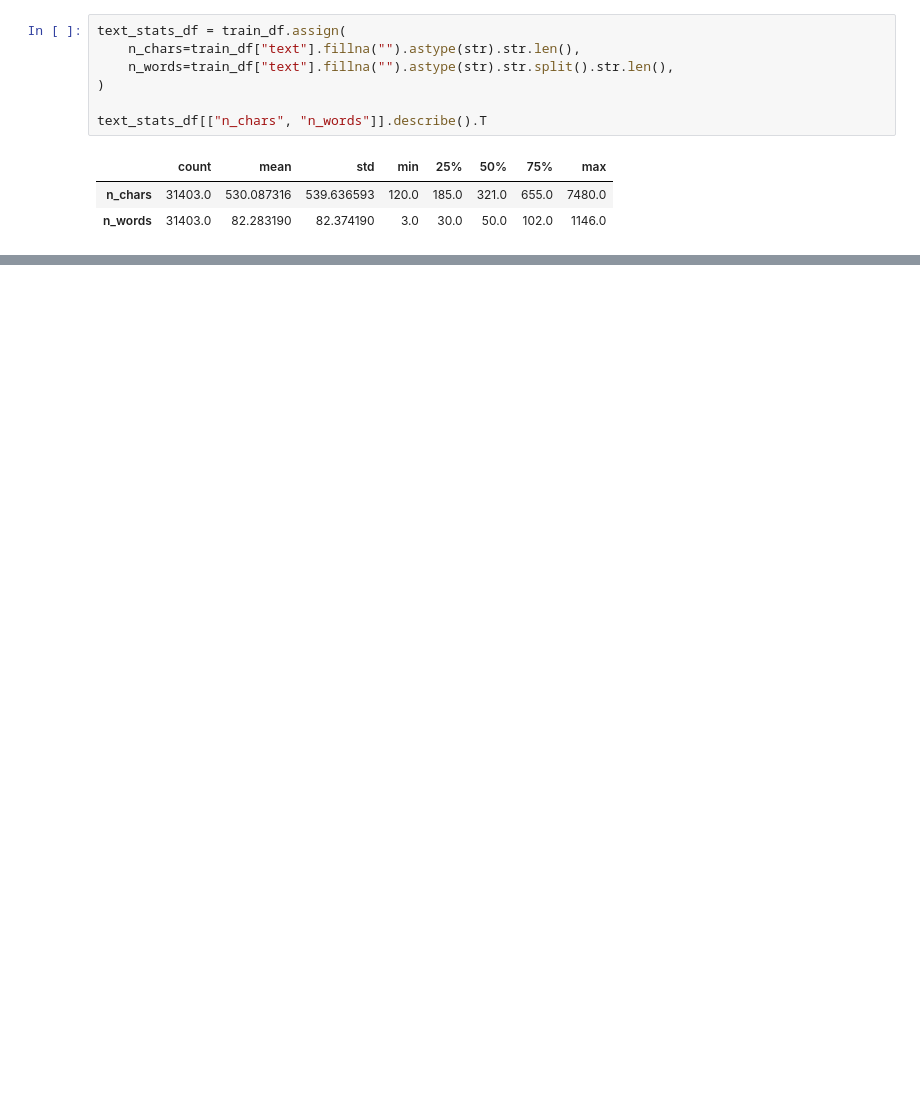
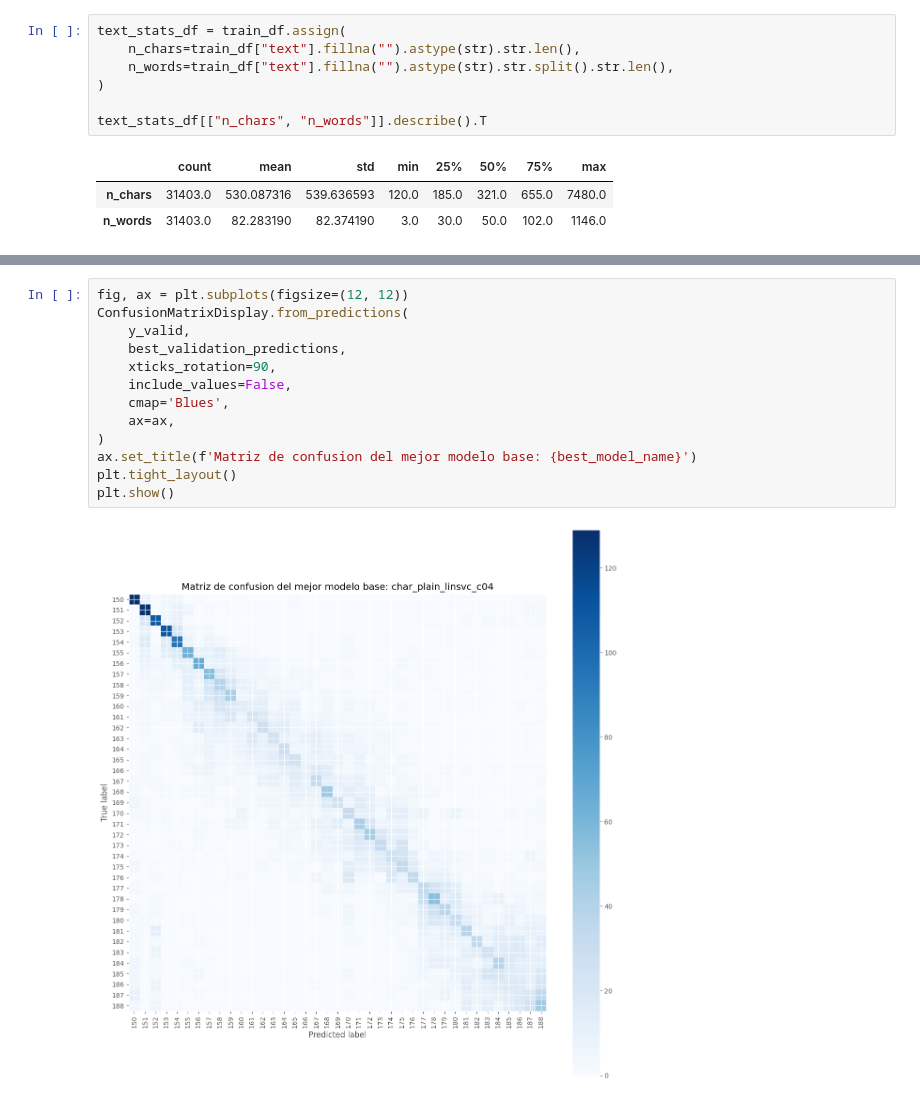
Before and after one commit to jebriceno2/Proyecto-Machine_learning, a Jupyter notebook: notebooks/proyecto_final.ipynb, the cells around one changed output, grey strips where cells are left out. Saved outputs shown, nothing was run; the diff lists cells and outputs as text; blank space fills up the shorter version.

```diff
--- a/notebooks/proyecto_final.ipynb
+++ b/notebooks/proyecto_final.ipynb
@@ -873,0 +1143,15 @@ La principal leccion de esta iteracion es que los n-gramas de caracteres captura
+# %%
+fig, ax = plt.subplots(figsize=(12, 12))
+ConfusionMatrixDisplay.from_predictions(
+    y_valid,
+    best_validation_predictions,
+    xticks_rotation=90,
+    include_values=False,
+    cmap='Blues',
+    ax=ax,
+)
+ax.set_title(f'Matriz de confusion del mejor modelo base: {best_model_name}')
+plt.tight_layout()
+plt.show()
+# %% [output]
+[figure, added]
```
Also changed, not shown: parts of 108 cells of this notebook, 1 other file.
